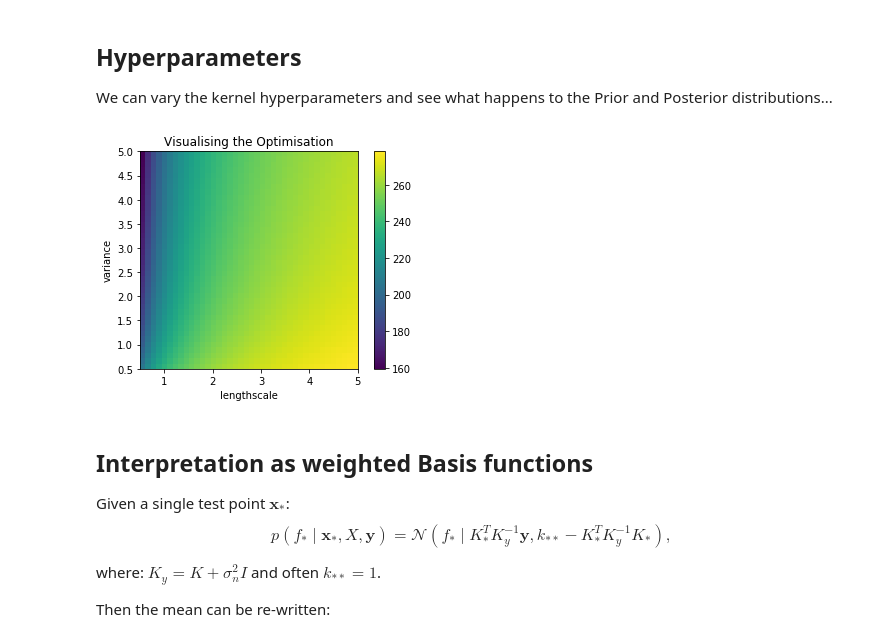
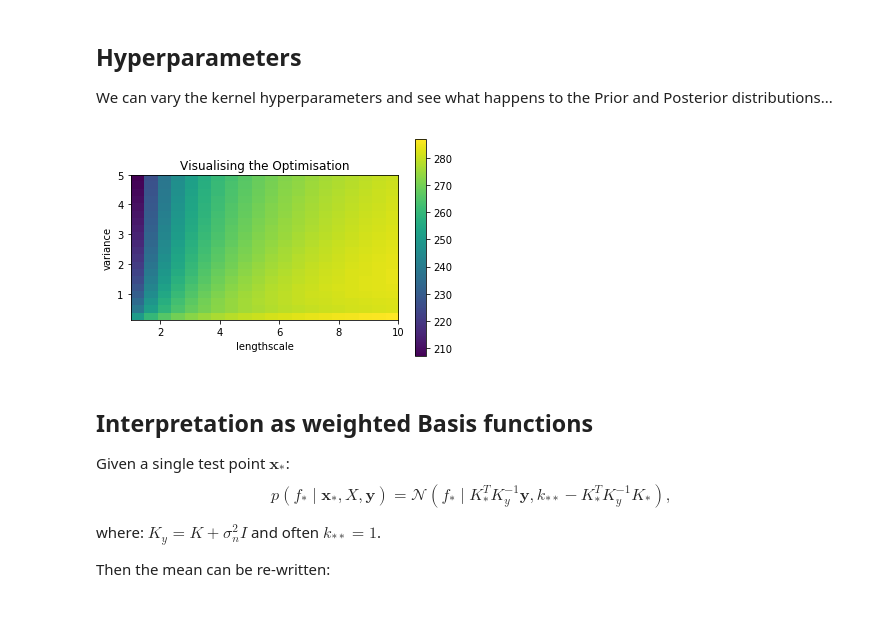
Before and after one commit to PDuckworth/Homemade-GPs, a Jupyter notebook: GP_homemade.ipynb, the cells around one changed output. Saved outputs shown, nothing was run; the diff lists cells and outputs as text; code cells hidden in the pictures; blank space fills up the shorter version.

```diff
--- a/GP_homemade.ipynb
+++ b/GP_homemade.ipynb
@@ -385,19 +389,19 @@ interact(wrap, length=(0.01,5,0.01), sigma_f=(0.01,5,0.1), vis=True);
 # %%
-lengthscales = np.linspace(0.5, 5., 40)
-variances = np.linspace(0.5, 5., 40)
+lengthscales = np.linspace(1, 10., 20)
+variances = np.linspace(0.1, 5, 20)
 
 log_likelihoods = np.zeros((len(variances), len(lengthscales)))
 
 for v in xrange(len(variances)):
     for l in xrange(len(lengthscales)):
         log_likelihoods[v, l] = wrap(lengthscales[l], variances[v])
 
 plt.imshow(log_likelihoods, extent=[min(lengthscales),max(lengthscales),min(variances),max(variances)], aspect=1, origin='lower')
 plt.colorbar()
 plt.xlabel("lengthscale"), plt.ylabel("variance"), plt.title("Visualising the Optimisation")
 plt.show()
 # %% [output]
-[figure, old version]
+[figure, new version]
 # %% [markdown]
 Interpretation as weighted Basis functions
 ---
```
Also changed, not shown: parts of 13 cells of this notebook.
